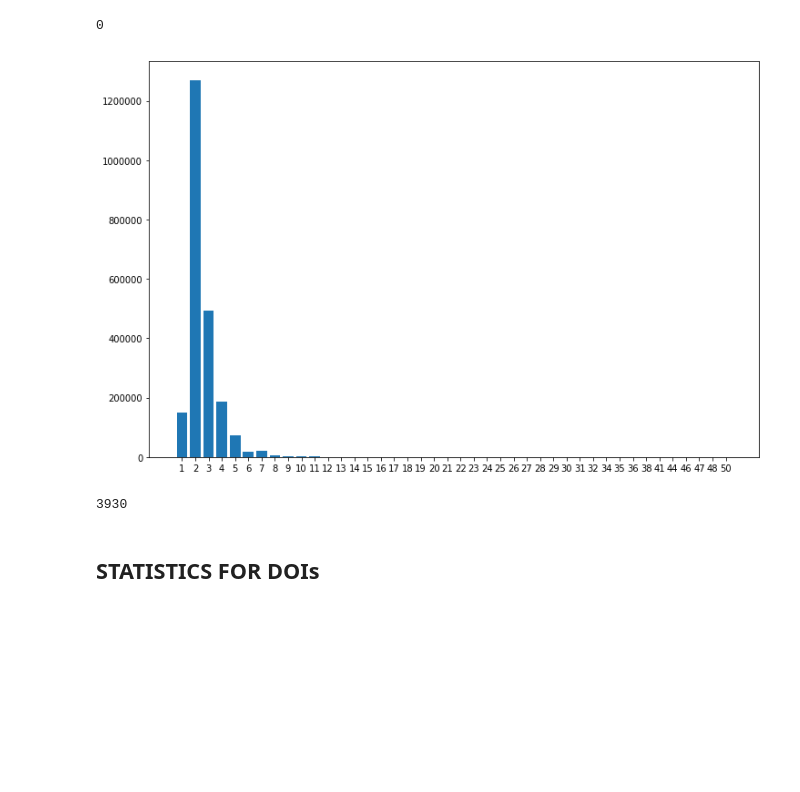
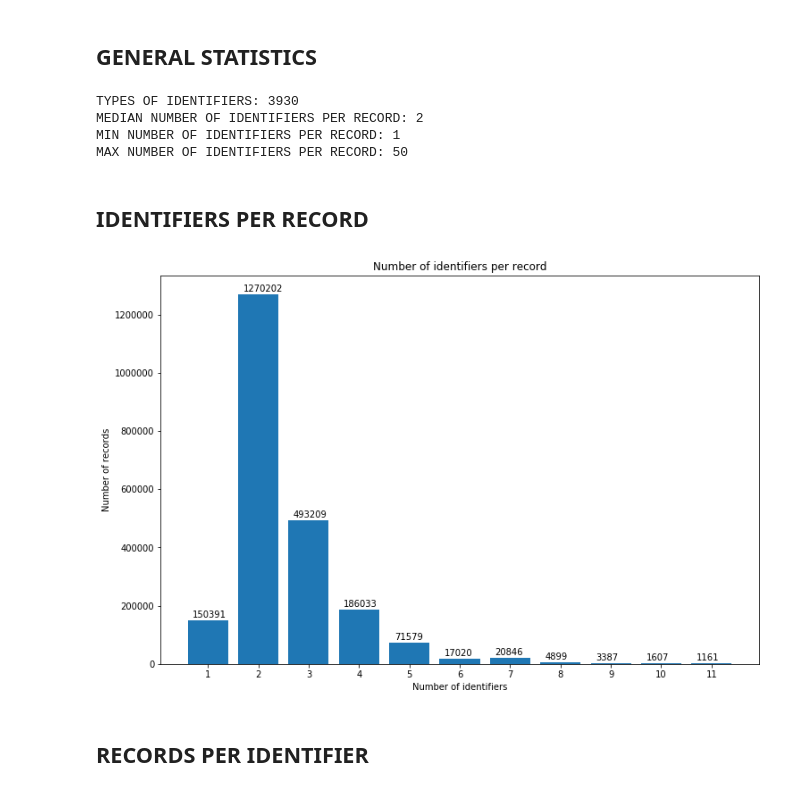
Before and after one commit to janinaj/preprints, a Jupyter notebook: data_exploration/identifiers.ipynb, the cells around one changed output. Drawn from its saved outputs; the diff is of its cells as text; code cells hidden in the pictures; blank space fills up the shorter version.

Commit message:
modified code for identifier field

```diff
--- a/data_exploration/identifiers.ipynb
+++ b/data_exploration/identifiers.ipynb
@@ -3 +8,5 @@
+# %%
+import os
+
+SHARE_FILE = os.path.join('..', '..', 'data', 'share-jan-2019.json')
 # %%
@@ -42,25 +48,39 @@ with open(os.path.join('..', '..', 'data_exploration_results', 'identifiers.csv'
-# %%
-records_without_identifiers
-# %% [output]
-0
+# %% [markdown]
+## <a id='gen-stats'>GENERAL STATISTICS</a>
+# %%
+import statistics
+print('TYPES OF IDENTIFIERS: {}'.format(len(identifier_records.keys())))
+print('MEDIAN NUMBER OF IDENTIFIERS PER RECORD: {}'.format(statistics.median(identifiers_per_record)))
+print('MIN NUMBER OF IDENTIFIERS PER RECORD: {}'.format(min(identifiers_per_record)))
+print('MAX NUMBER OF IDENTIFIERS PER RECORD: {}'.format(max(identifiers_per_record)))
+# %% [output]
+TYPES OF IDENTIFIERS: 3930
+MEDIAN NUMBER OF IDENTIFIERS PER RECORD: 2
+MIN NUMBER OF IDENTIFIERS PER RECORD: 1
+MAX NUMBER OF IDENTIFIERS PER RECORD: 50
+# %% [markdown]
+## <a id='identifiers-per-record'>IDENTIFIERS PER RECORD</a>
 # %%
 % matplotlib inline
 import matplotlib.pyplot as plt
 import numpy as np
 
-freq, counts = np.unique(np.array(identifiers_per_publication), return_counts = True)
+freq, counts = np.unique(np.array(identifiers_per_record), return_counts = True)
+num_ticks = 11
 
 plt.figure(figsize=(12,8))
-plt.bar(range(len(freq)), counts)
-plt.xticks(range(len(freq)), freq)
+plt.title('Number of identifiers per record')
+plt.xlabel('Number of identifiers')
+plt.ylabel('Number of records')
+
+plt.bar(range(num_ticks), counts[:num_ticks])
+plt.xticks(range(num_ticks), freq[:num_ticks])
+
+for i, v in enumerate(counts[:num_ticks]):
+    plt.text(range(num_ticks)[i] - 0.3, v + 10000, str(v))
 
 plt.show()
 # %% [output]
-[figure, old version]
+[figure, new version]
-# %%
-# total number of identifiers
-len(identifiers.keys())
-# %% [output]
-3930
-# %% [markdown]
-## STATISTICS FOR DOIs
+# %% [markdown]
+## <a id='records-per-identifier'>RECORDS PER IDENTIFIER</a>
```
Also changed, not shown: parts of 12 cells of this notebook.
